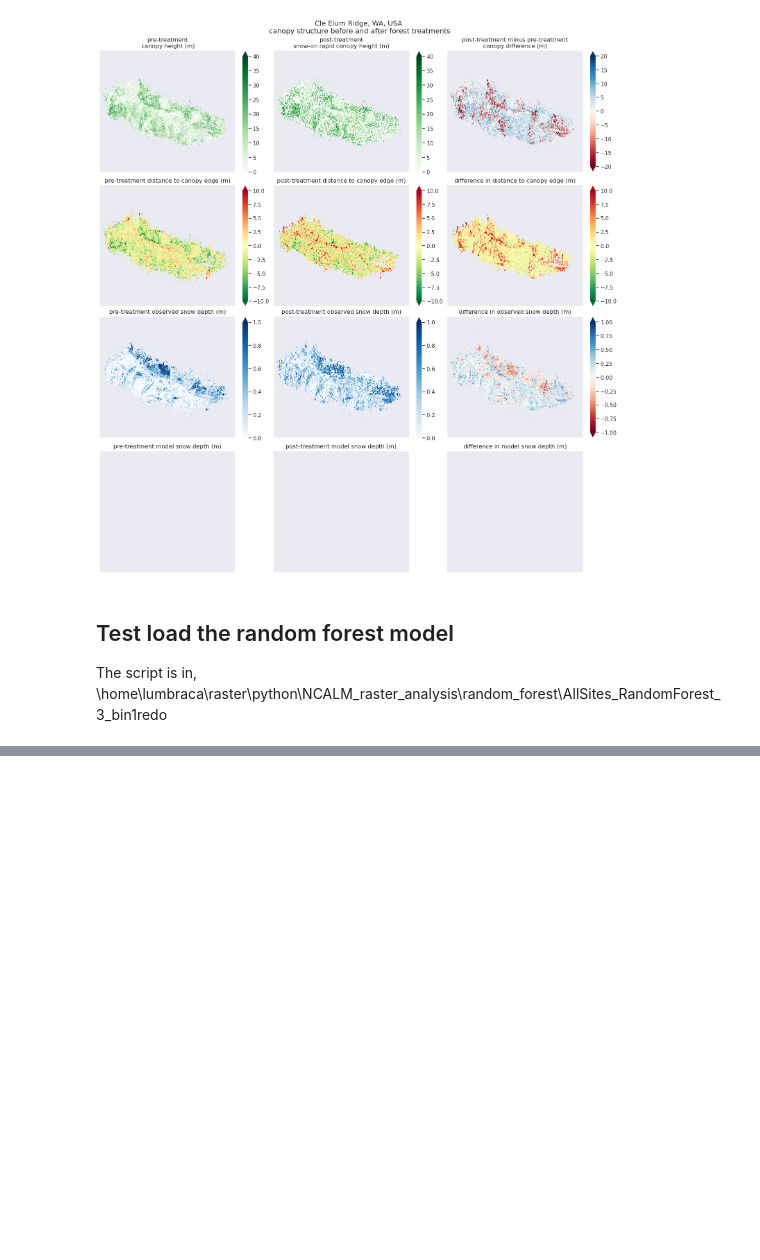
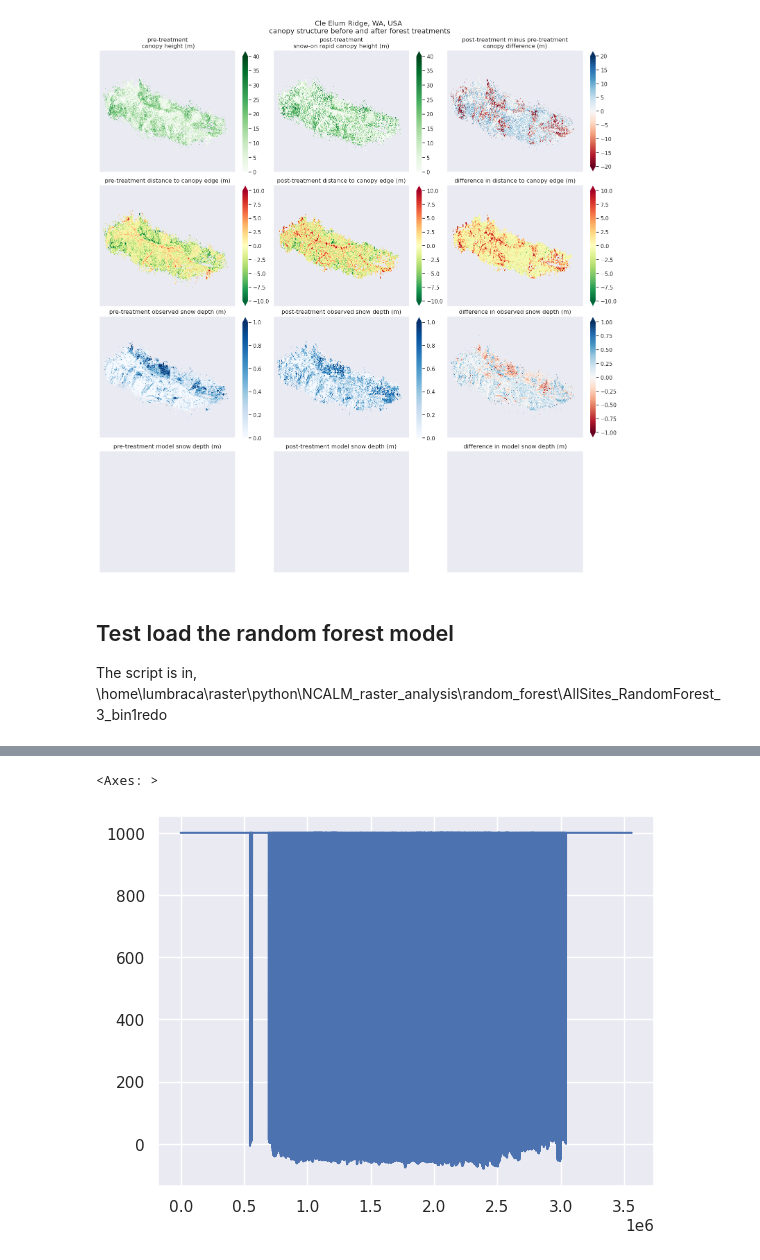
Before and after one commit to cassielumbrazo/RAPID_raster_analysis, a Jupyter notebook: 8_rapid_random_forest.ipynb, the cells around one changed output, grey strips where cells are left out. Drawn from its saved outputs; the diff is of its cells as text; code cells hidden in the pictures; blank space fills up the shorter version.

```diff
--- a/8_rapid_random_forest.ipynb
+++ b/8_rapid_random_forest.ipynb
@@ -443 +458,6 @@ ds_post.close()
+# %%
+df_post.dah.plot()
+# %% [output]
+<Axes: >
+[figure, added]
 # %%
```
Also changed, not shown: parts of 20 cells of this notebook.
